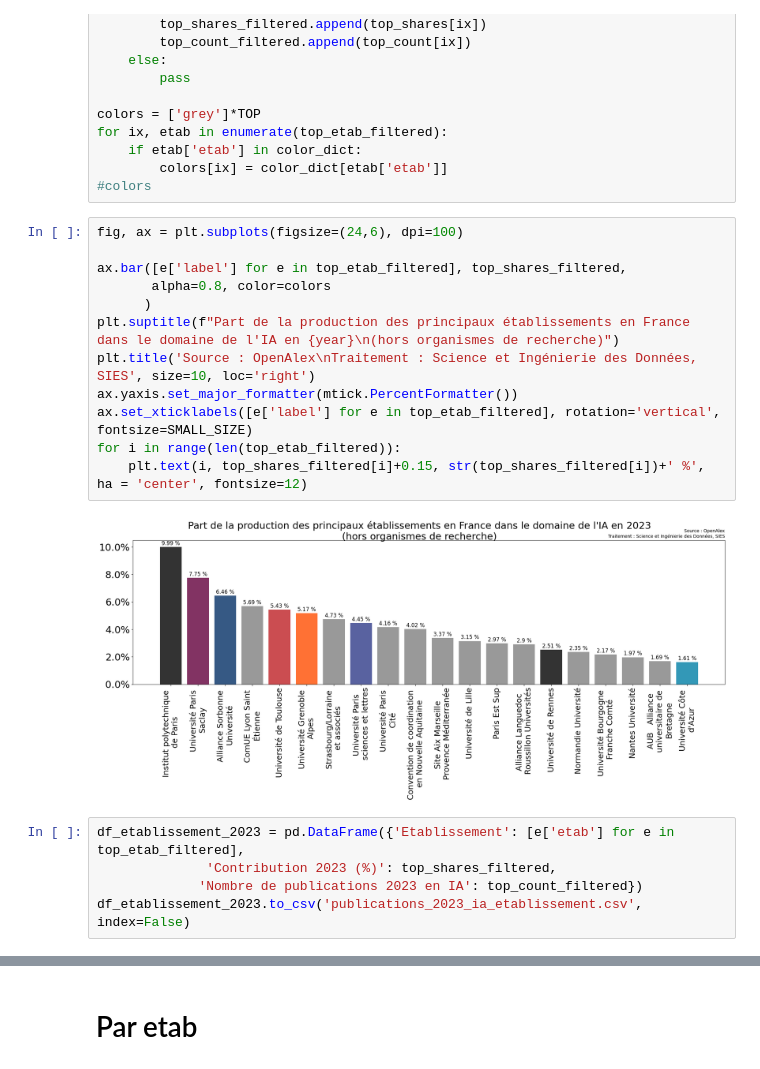
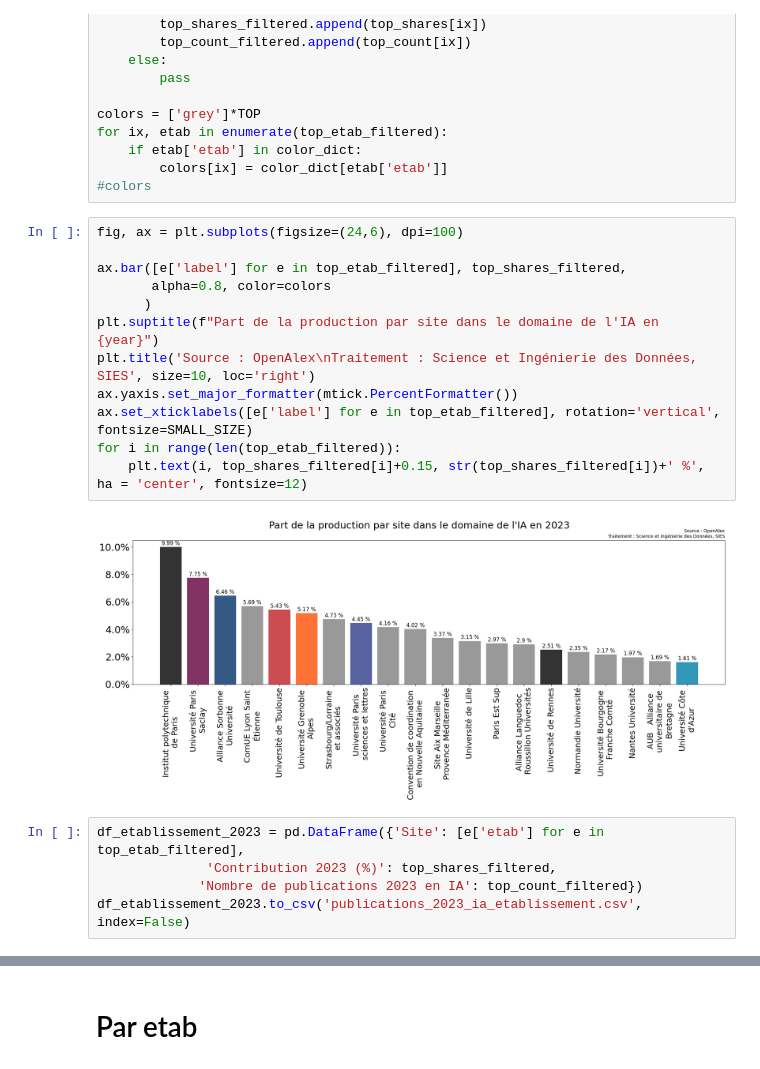
Before and after one commit to dataesr/ia-tracker, a Jupyter notebook: notebooks/2SuiviPublicationsOpenAlex.ipynb, the cells around one changed output, grey strips where cells are left out. Saved outputs shown, nothing was run; the diff lists cells and outputs as text.

```diff
--- a/notebooks/OpenAlexWithEtab.ipynb
+++ b/notebooks/2SuiviPublicationsOpenAlex.ipynb
@@ -216,19 +216,19 @@ for ix, etab in enumerate(top_etab_filtered):
 # %%
 fig, ax = plt.subplots(figsize=(24,6), dpi=100)
 
 ax.bar([e['label'] for e in top_etab_filtered], top_shares_filtered,
        alpha=0.8, color=colors
       )
-plt.suptitle(f"Part de la production des principaux établissements en France dans le domaine de l'IA en {year}\n(hors organismes de recherche)")
+plt.suptitle(f"Part de la production par site dans le domaine de l'IA en {year}")
 plt.title('Source : OpenAlex\nTraitement : Science et Ingénierie des Données, SIES', size=10, loc='right')
 ax.yaxis.set_major_formatter(mtick.PercentFormatter())
 ax.set_xticklabels([e['label'] for e in top_etab_filtered], rotation='vertical', fontsize=SMALL_SIZE)
 for i in range(len(top_etab_filtered)):
     plt.text(i, top_shares_filtered[i]+0.15, str(top_shares_filtered[i])+' %', ha = 'center', fontsize=12)
 # %% [output]
-[figure, old version]
+[figure, new version]
 # %%
-df_etablissement_2023 = pd.DataFrame({'Etablissement': [e['etab'] for e in top_etab_filtered],
+df_etablissement_2023 = pd.DataFrame({'Site': [e['etab'] for e in top_etab_filtered],
               'Contribution 2023 (%)': top_shares_filtered,
              'Nombre de publications 2023 en IA': top_count_filtered})
 df_etablissement_2023.to_csv('publications_2023_ia_etablissement.csv', index=False)
```
Also changed, not shown: parts of 4 cells of this notebook, 2 other files.
